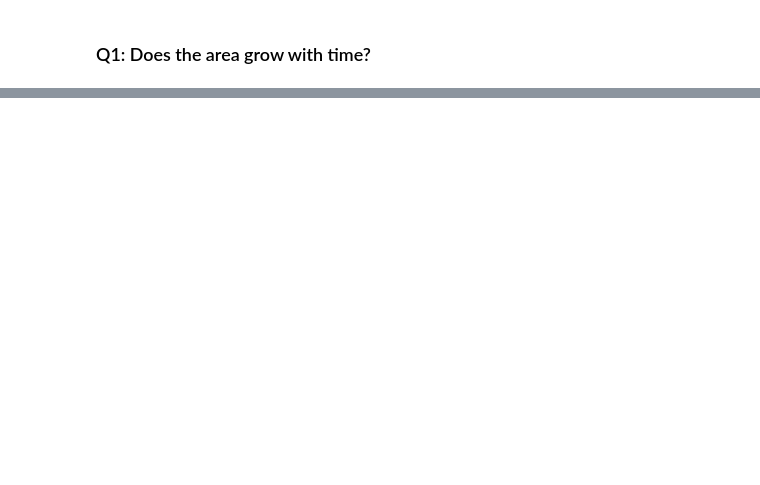
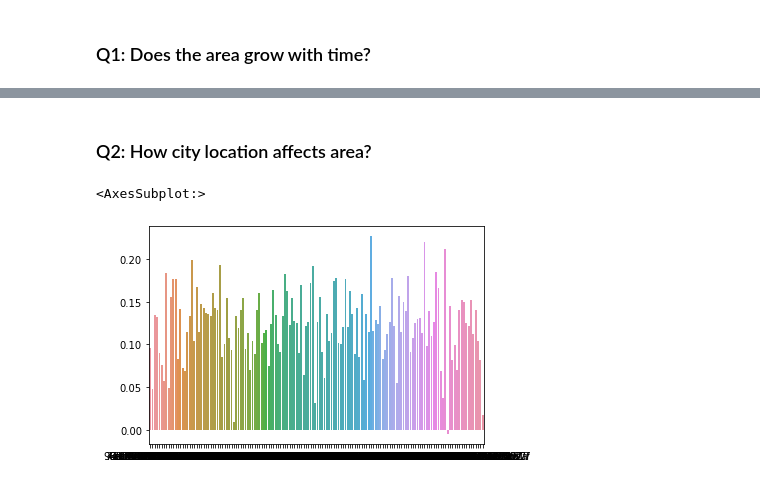
Before and after one commit to Marcos-Tonari-Diaz/Desafio_Bain_2022, a Jupyter notebook: Datathon.ipynb, the cells around one changed output, grey strips where cells are left out. Drawn from its saved outputs; the diff is of its cells as text; code cells hidden in the pictures; blank space fills up the shorter version.

```diff
--- a/Datathon.ipynb
+++ b/Datathon.ipynb
@@ -132,0 +145,9 @@ per_city_scatterplot = sns.relplot(x="year", y="destinated_area", col="city_code
+# %% [markdown]
+### Q2: How city location affects area?
+# %%
+# correlation for each city
+year_area_per_city_correlation =  pd.Series(data={city: historical_database[historical_database["city_code"] == city].corr().iloc[0,1] for city in historical_database["city_code"].unique()})
+sns.barplot(x=year_area_per_city_correlation.index, y=year_area_per_city_correlation)
+# %% [output]
+<AxesSubplot:>
+[figure, added]
```
Also changed, not shown: parts of 15 cells of this notebook.
